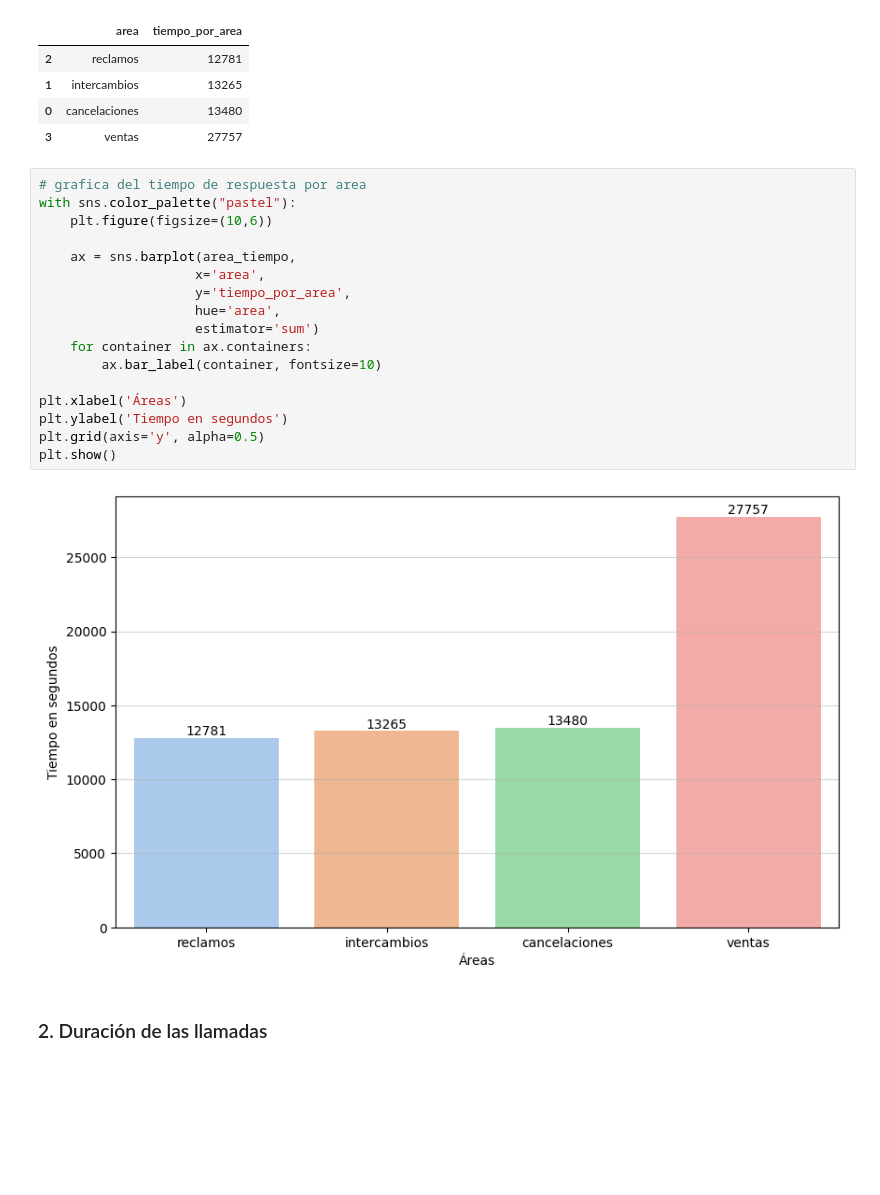
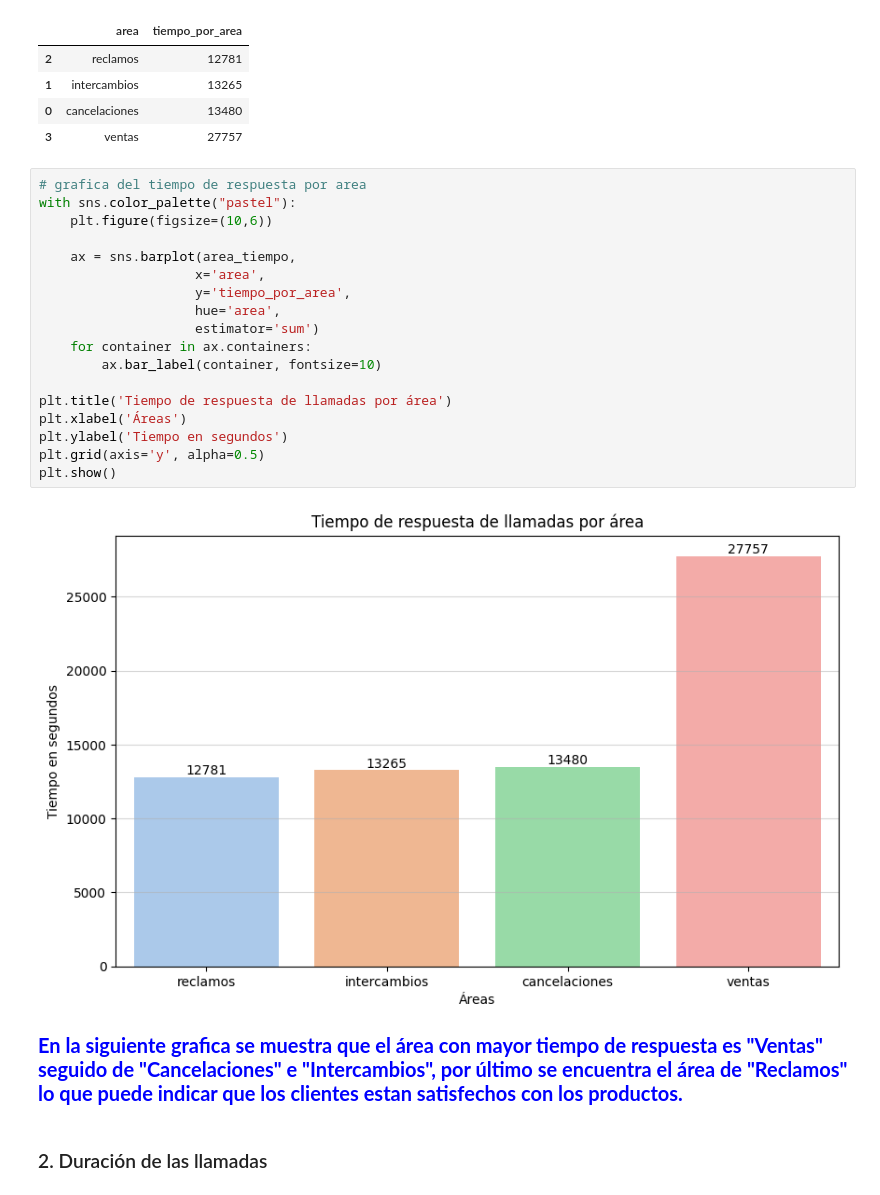
Before and after one commit to Hectorcidps/Portfolio_DA, a Jupyter notebook: Proyecto 12 - Servicio/Servicios.ipynb, the cells around one changed output. Cells and saved outputs as stored; diff of their text form; blank space fills up the shorter version.

```diff
--- a/Proyecto 12 - Servicio/Servicios.ipynb
+++ b/Proyecto 12 - Servicio/Servicios.ipynb
@@ -288,22 +311,27 @@ area_tiempo
 # %%
 # grafica del tiempo de respuesta por area
 with sns.color_palette("pastel"):
     plt.figure(figsize=(10,6))
 
     ax = sns.barplot(area_tiempo,
                     x='area',
                     y='tiempo_por_area',
                     hue='area',
                     estimator='sum')
     for container in ax.containers:
         ax.bar_label(container, fontsize=10)
 
+plt.title('Tiempo de respuesta de llamadas por área')
 plt.xlabel('Áreas')
 plt.ylabel('Tiempo en segundos')
 plt.grid(axis='y', alpha=0.5)
 plt.show()
 # %% [output]
-[figure, old version]
+[figure, new version]
+# %% [markdown]
+<span style="color:blue; font-weight:bold; font-size:20px">
+En la siguiente grafica se muestra que el área con mayor tiempo de respuesta es "Ventas" seguido de "Cancelaciones" e "Intercambios", por último se encuentra el área de "Reclamos" lo que puede indicar que los clientes estan satisfechos con los productos.
+</span>
 # %% [markdown]
 ### 2. Duración de las llamadas
 # %% [markdown]
```
Also changed, not shown: parts of 38 cells of this notebook.
